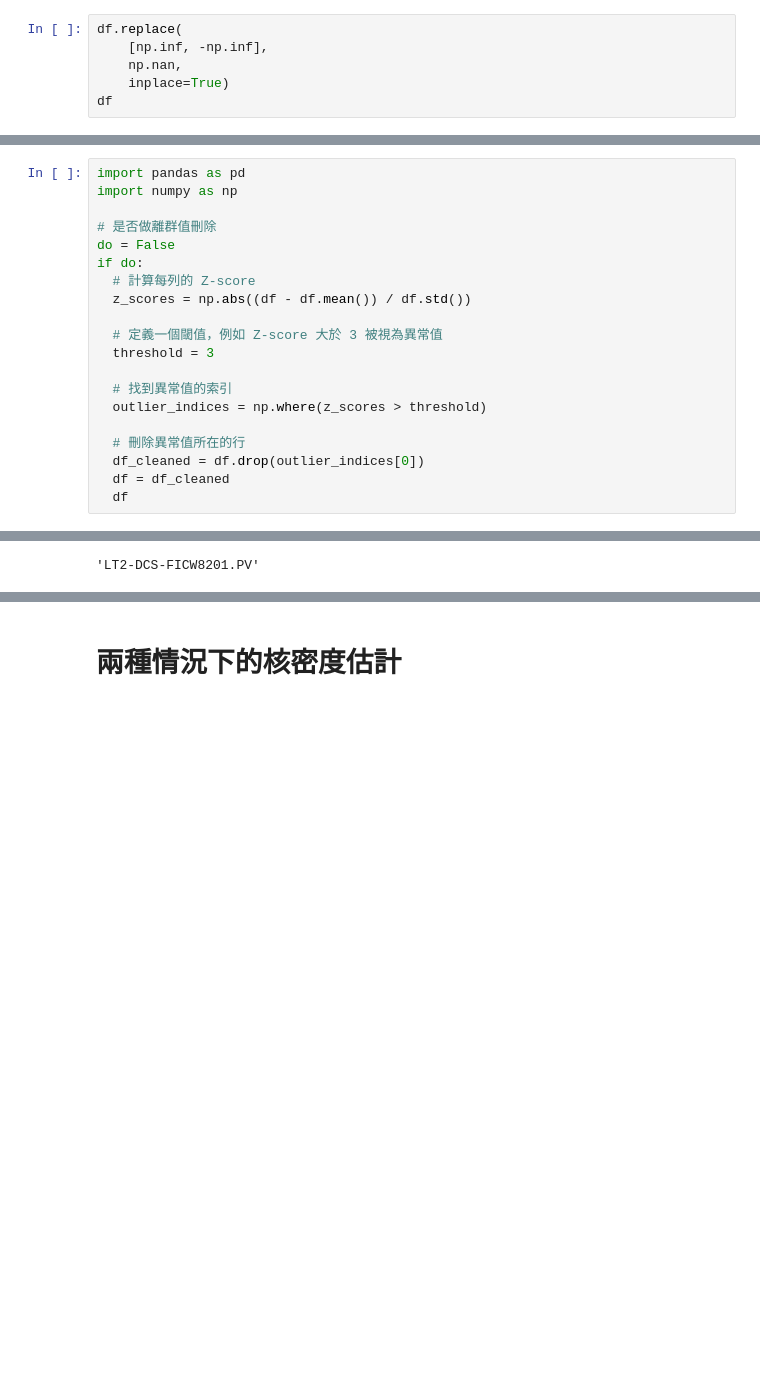
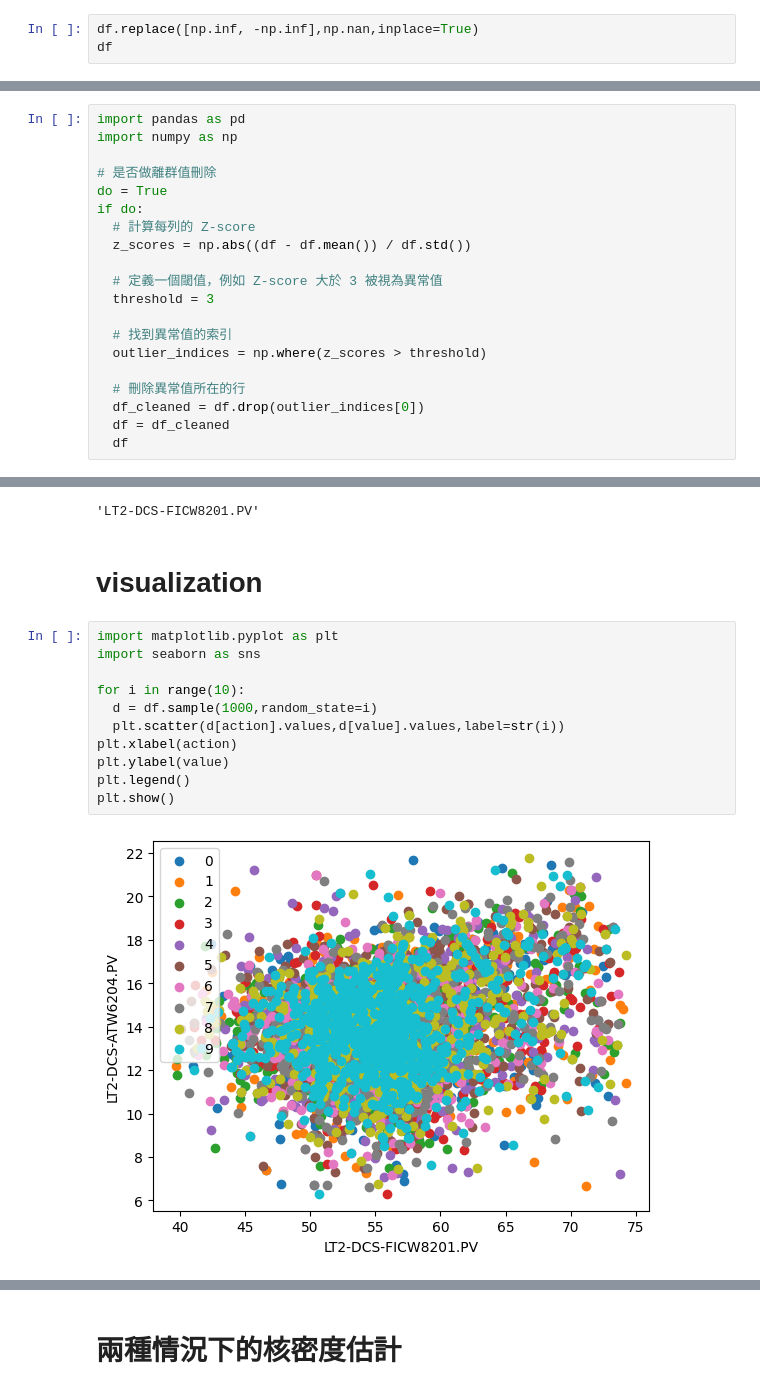
Before and after one commit to skywalker0803r/SCR, a Jupyter notebook: create_data.ipynb, the cells around one changed output, grey strips where cells are left out. Drawn from its saved outputs; the diff is of its cells as text; blank space fills up the shorter version.

```diff
--- a/create_data.ipynb
+++ b/create_data.ipynb
@@ -34,10 +34,7 @@ df.head()
 # %% [markdown]
 # 將異常值太大或太小都轉成nan
 # %%
-df.replace(
-    [np.inf, -np.inf],
-    np.nan,
-    inplace=True)
+df.replace([np.inf, -np.inf],np.nan,inplace=True)
 df
 # %% [output]
 |  | SCR¤J¤f·Å«×A | SCR¤J¤f·Å«×B | SCR¤J¤f·Å«×C | ®ò®ð¦Ü²V¦X¾¹¬y¶q | SCR¤J¤fNOX | ·Ï§w¥X¤fNOX | SCR¤J¤f®ñ®ð | ... |
@@ -107,7 +104,7 @@ import pandas as pd
 import numpy as np
 
 # 是否做離群值刪除
-do = False
+do = True
 if do:
   # 計算每列的 Z-score
   z_scores = np.abs((df - df.mean()) / df.std())
@@ -163,3 +160,18 @@ action = df.columns[3]
 action
 # %% [output]
 'LT2-DCS-FICW8201.PV'
+# %% [markdown]
+# visualization
+# %%
+import matplotlib.pyplot as plt
+import seaborn as sns
+
+for i in range(10):
+  d = df.sample(1000,random_state=i)
+  plt.scatter(d[action].values,d[value].values,label=str(i))
+plt.xlabel(action)
+plt.ylabel(value)
+plt.legend()
+plt.show()
+# %% [output]
+[figure, added]
```
Also changed, not shown: parts of 1 cell of this notebook.
